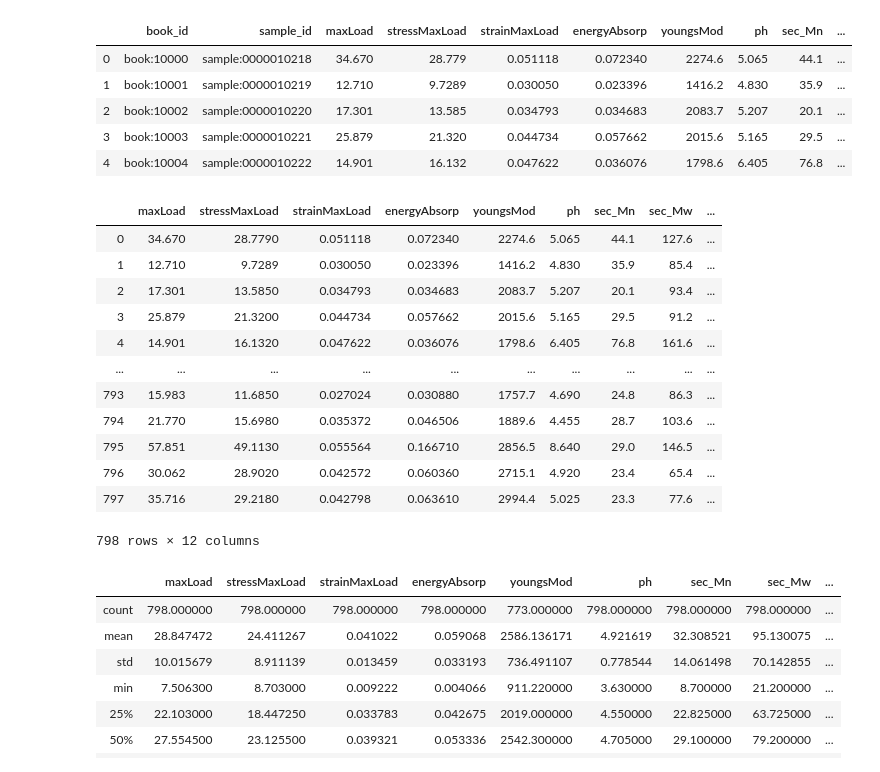
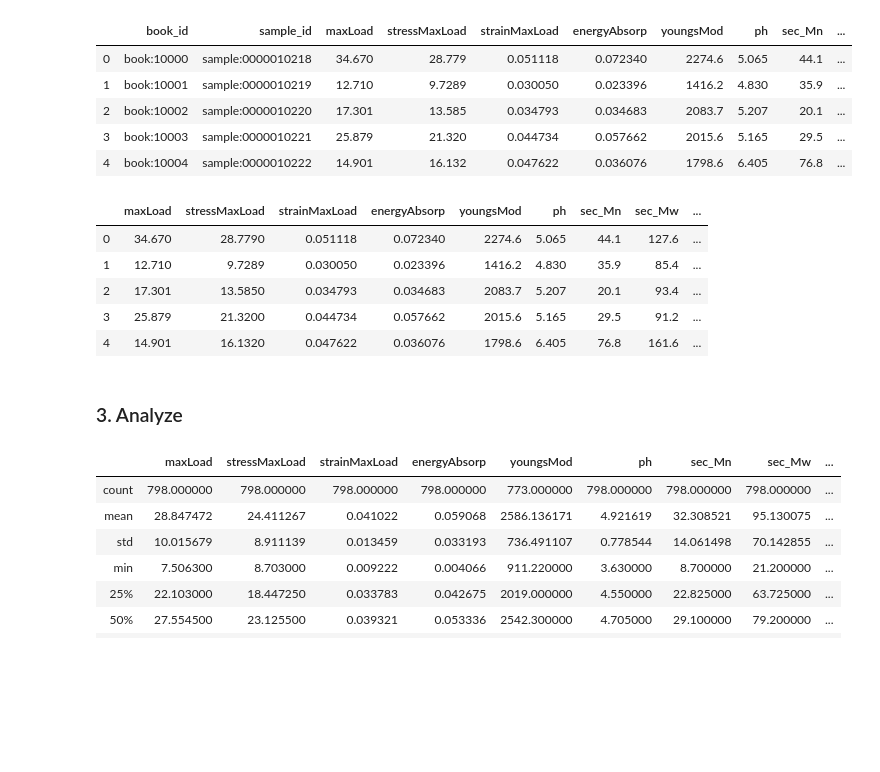
Before and after one commit to hujingc/umsi_loc_anc, a Jupyter notebook: loading_views.ipynb, the cells around one changed output. Saved outputs shown, nothing was run; the diff lists cells and outputs as text; code cells hidden in the pictures; blank space fills up the shorter version.

```diff
--- a/loading_views.ipynb
+++ b/loading_views.ipynb
@@ -260,22 +272,15 @@ all_combined.head()
 # %%
 #drop id columns
 numeric_data = all_combined.drop(columns=['book_id','sample_id'])
 
 #turn all data into floats
 numeric_data = numeric_data.astype(float)
 
-numeric_data
+numeric_data.head()
 # %% [output]
 |  | maxLoad | stressMaxLoad | strainMaxLoad | energyAbsorp | youngsMod | ph | sec_Mn | sec_Mw | ... |
 | 0 | 34.670 | 28.7790 | 0.051118 | 0.072340 | 2274.6 | 5.065 | 44.1 | 127.6 | ... |
 | 1 | 12.710 | 9.7289 | 0.030050 | 0.023396 | 1416.2 | 4.830 | 35.9 | 85.4 | ... |
 | 2 | 17.301 | 13.5850 | 0.034793 | 0.034683 | 2083.7 | 5.207 | 20.1 | 93.4 | ... |
 | 3 | 25.879 | 21.3200 | 0.044734 | 0.057662 | 2015.6 | 5.165 | 29.5 | 91.2 | ... |
 | 4 | 14.901 | 16.1320 | 0.047622 | 0.036076 | 1798.6 | 6.405 | 76.8 | 161.6 | ... |
-| ... | ... | ... | ... | ... | ... | ... | ... | ... | ... |
-| 793 | 15.983 | 11.6850 | 0.027024 | 0.030880 | 1757.7 | 4.690 | 24.8 | 86.3 | ... |
-| 794 | 21.770 | 15.6980 | 0.035372 | 0.046506 | 1889.6 | 4.455 | 28.7 | 103.6 | ... |
-| 795 | 57.851 | 49.1130 | 0.055564 | 0.166710 | 2856.5 | 8.640 | 29.0 | 146.5 | ... |
-| 796 | 30.062 | 28.9020 | 0.042572 | 0.060360 | 2715.1 | 4.920 | 23.4 | 65.4 | ... |
-| 797 | 35.716 | 29.2180 | 0.042798 | 0.063610 | 2994.4 | 5.025 | 23.3 | 77.6 | ... |
-798 rows × 12 columns
@@ -282,3 +290,5 @@ numeric_data
+# %% [markdown]
+### 3. Analyze
 # %%
 numeric_data.describe()
 # %% [output]
```
Also changed, not shown: parts of 8 cells of this notebook.
